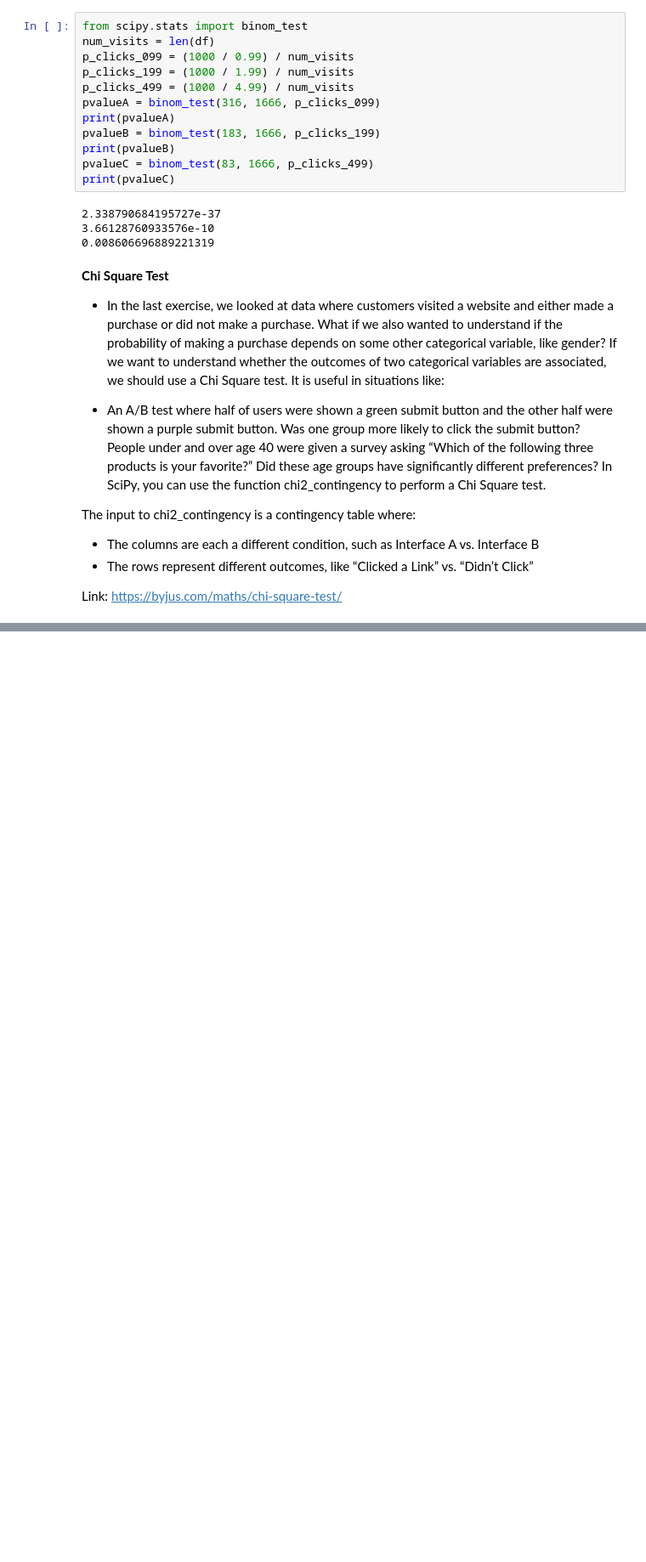
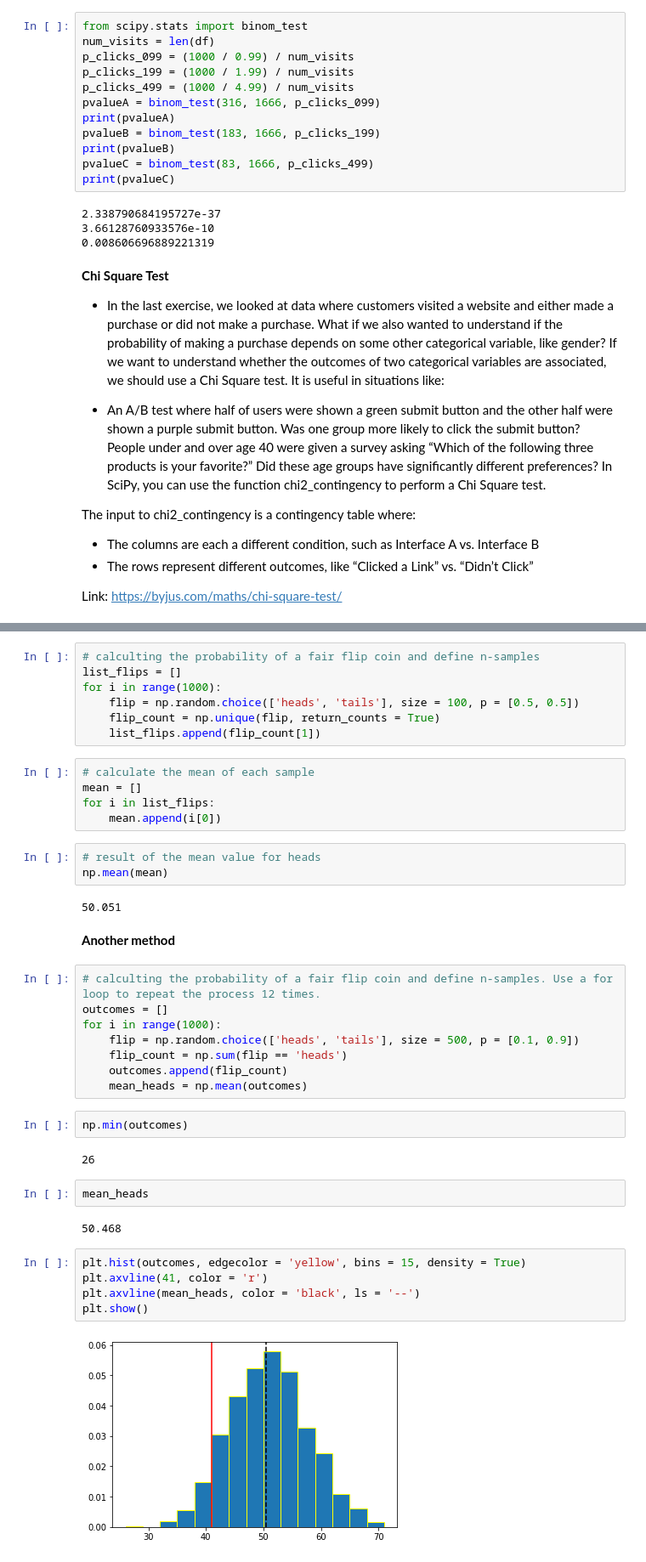
Before and after one commit to 82-petru/Hypothesis_testing, a Jupyter notebook: Hypothesis_testing .ipynb, the cells around one changed output, grey strips where cells are left out. Shown: that part at 85% size. Cells and saved outputs as stored; diff of their text form; blank space fills up the shorter version.

```diff
--- a/Hypothesis_testing .ipynb
+++ b/Hypothesis_testing .ipynb
@@ -510,0 +547,42 @@ x
+# %%
+# calculting the probability of a fair flip coin and define n-samples
+list_flips = []
+for i in range(1000):
+    flip = np.random.choice(['heads', 'tails'], size = 100, p = [0.5, 0.5])
+    flip_count = np.unique(flip, return_counts = True)
+    list_flips.append(flip_count[1])
+# %%
+# calculate the mean of each sample
+mean = []
+for i in list_flips:
+    mean.append(i[0])
+# %%
+# result of the mean value for heads
+np.mean(mean)
+# %% [output]
+50.051
+# %% [markdown]
+**Another method**
+# %%
+# calculting the probability of a fair flip coin and define n-samples. Use a for loop to repeat the process 12 times.
+outcomes = []
+for i in range(1000):
+    flip = np.random.choice(['heads', 'tails'], size = 500, p = [0.1, 0.9])
+    flip_count = np.sum(flip == 'heads')
+    outcomes.append(flip_count)
+    mean_heads = np.mean(outcomes)
+# %%
+np.min(outcomes)
+# %% [output]
+26
+# %%
+mean_heads
+# %% [output]
+50.468
+# %%
+plt.hist(outcomes, edgecolor = 'yellow', bins = 15, density = True)
+plt.axvline(41, color = 'r')
+plt.axvline(mean_heads, color = 'black', ls = '--')
+plt.show()
+# %% [output]
+[figure, added]
```
Also changed, not shown: parts of 29 cells of this notebook.
